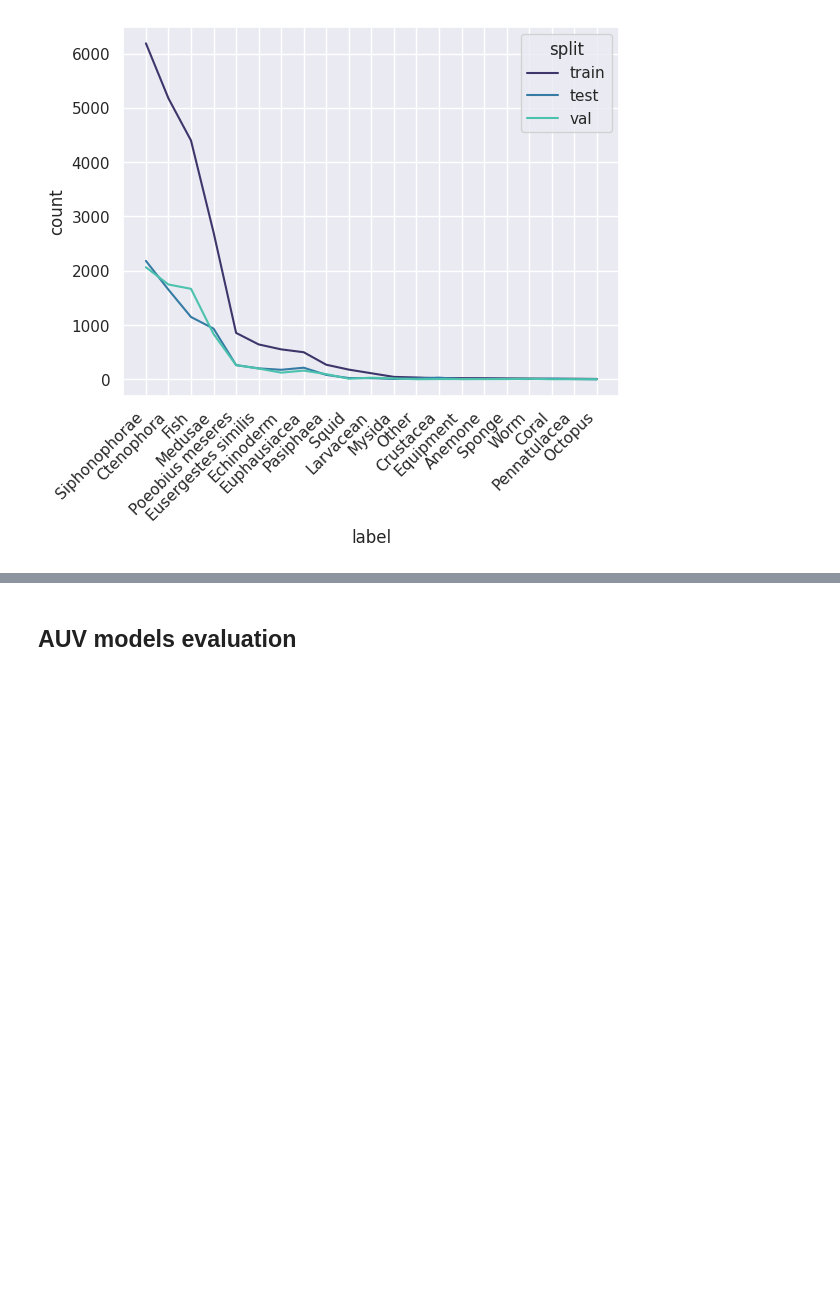
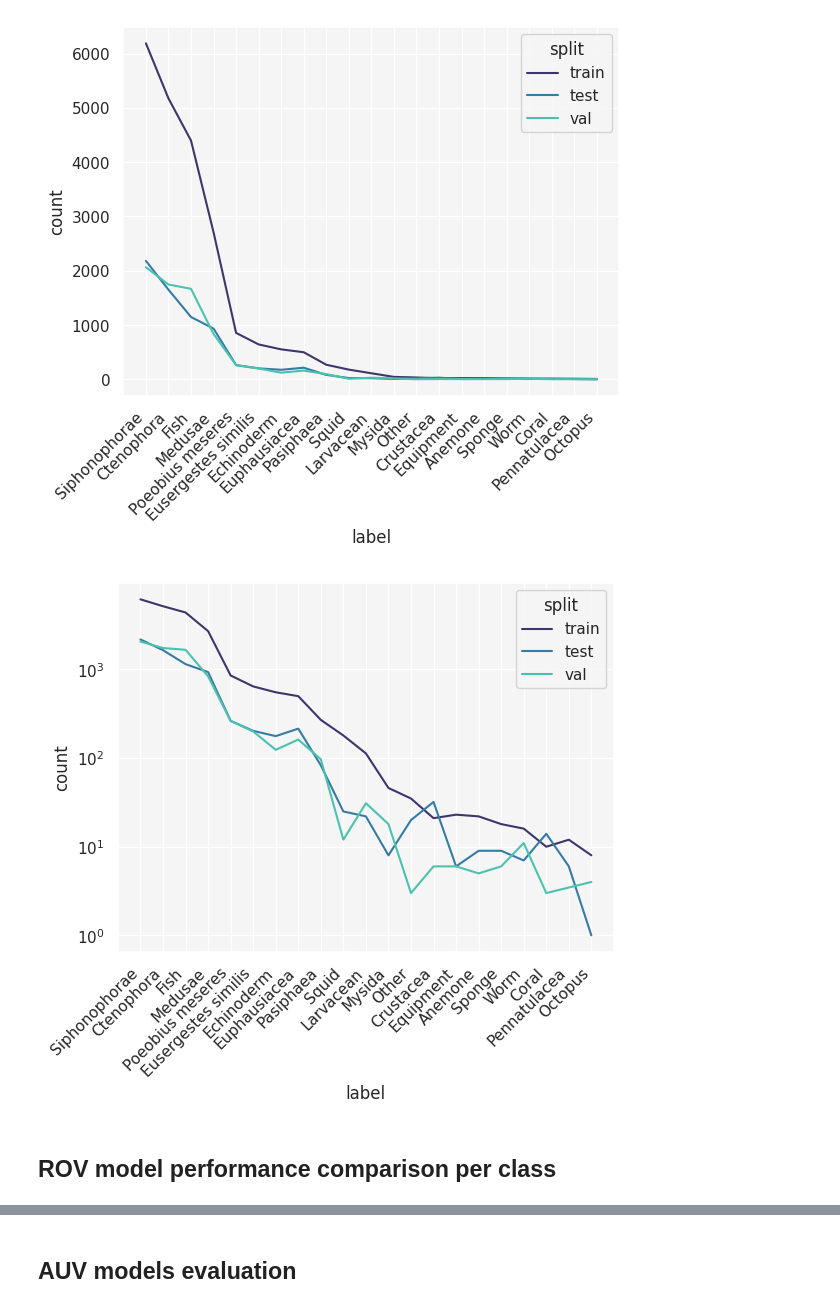
Before and after one commit to sf-pear/thesis, a Jupyter notebook: notebooks/results.ipynb, the cells around one changed output, grey strips where cells are left out. Cells and saved outputs as stored; diff of their text form; code cells hidden in the pictures; blank space fills up the shorter version.

Commit message:
NEW: Plots for analysis.

```diff
--- a/notebooks/results.ipynb
+++ b/notebooks/results.ipynb
@@ -4,7 +4,10 @@ import fiftyone as fo
 
 import seaborn as sns
 
-sns.set_theme(style='darkgrid', palette='mako')
+custom_params = {"axes.facecolor": ".96"}
+sns.set_theme(style="darkgrid", rc=custom_params, palette='mako')
+# sns.set_theme(style="darkgrid", palette='mako')
+# sns.set_theme(style='darkgrid',{"grid.color": ".6"}, palette='mako')
 # %% [markdown]
 ## Label distribution in ROV dataset
 # %%
@@ -52,3 +55,12 @@ label_dist = sns.lineplot(data=sorted_df, x="label", y="count", hue="split", pal
 label_dist.set_xticklabels(label_dist.get_xticklabels(), rotation=45, horizontalalignment='right');
 # %% [output]
 [figure]
+# %%
+# plot label counts
+label_dist = sns.lineplot(data=sorted_df, x="label", y="count", hue="split", palette="mako")
+label_dist.set_xticklabels(label_dist.get_xticklabels(), rotation=45, horizontalalignment='right');
+label_dist.set_yscale('log')
+# %% [output]
+[figure, added]
+# %% [markdown]
+## ROV model performance comparison per class
```
Also changed, not shown: parts of 21 cells of this notebook.
